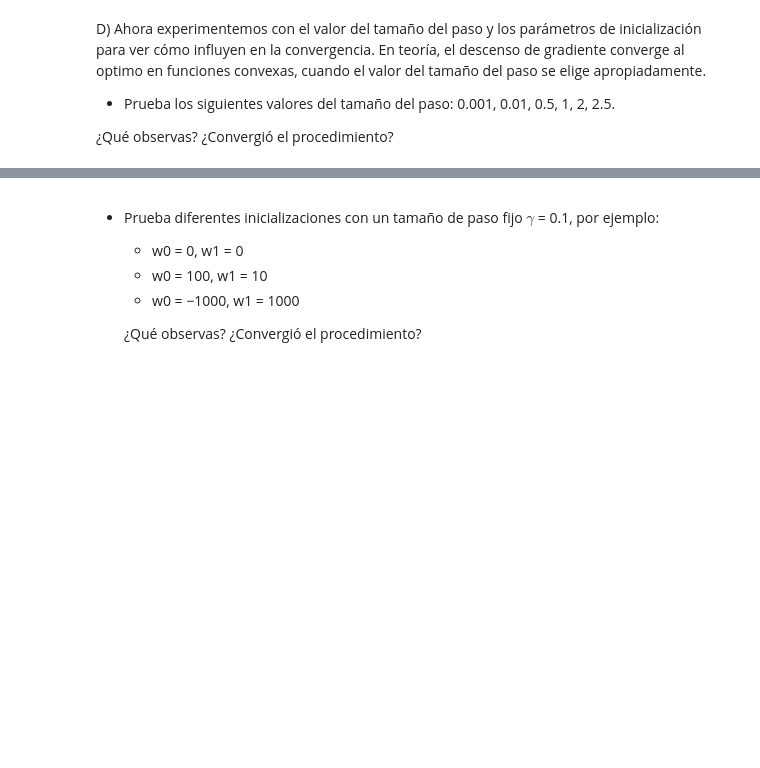
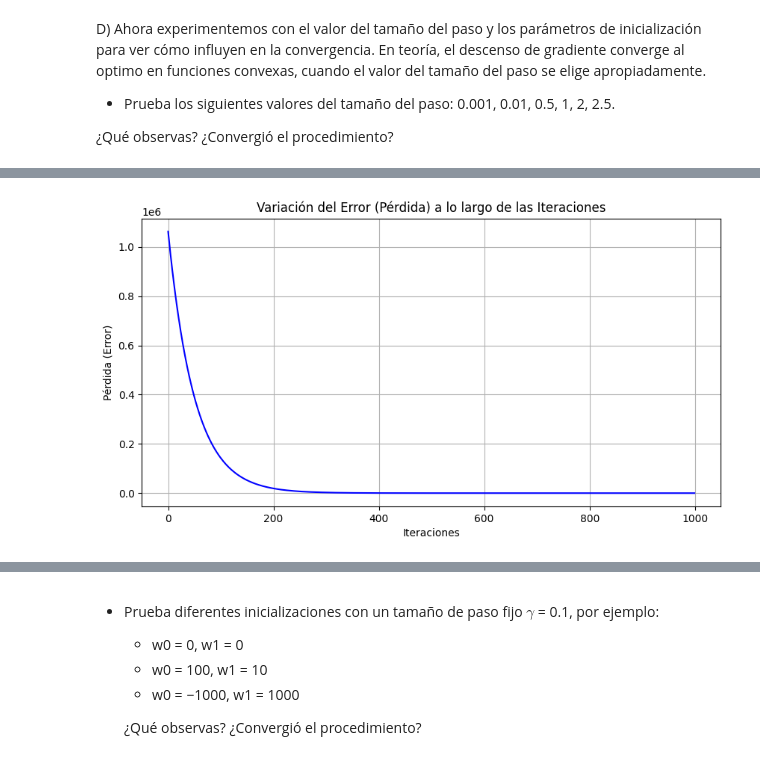
Before and after one commit to J0tta13/machine, a Jupyter notebook: miniproyecto1/RegresionyOptimizacion - students.ipynb, the cells around one changed output, grey strips where cells are left out. Drawn from its saved outputs; the diff is of its cells as text; code cells hidden in the pictures; blank space fills up the shorter version.

```diff
--- a/miniproyecto1/RegresionyOptimizacion - students.ipynb
+++ b/miniproyecto1/RegresionyOptimizacion - students.ipynb
@@ -442,0 +449,4 @@ Tiempo de ejecucion del Algortimo GD: 0.042 segundos
+# %%
+gamma = 0.01
+timpo_ejecucion_gd(X_, y, w_initial, max_iters, gamma)
+# %% [output]
@@ -443,3 +470,4 @@ Tiempo de ejecucion del Algortimo GD: 0.042 segundos
+[figure, added]
 # %%
 gamma = 0.5
 timpo_ejecucion_gd(X_, y, w_initial, max_iters, gamma)
```
Also changed, not shown: parts of 15 cells of this notebook.
